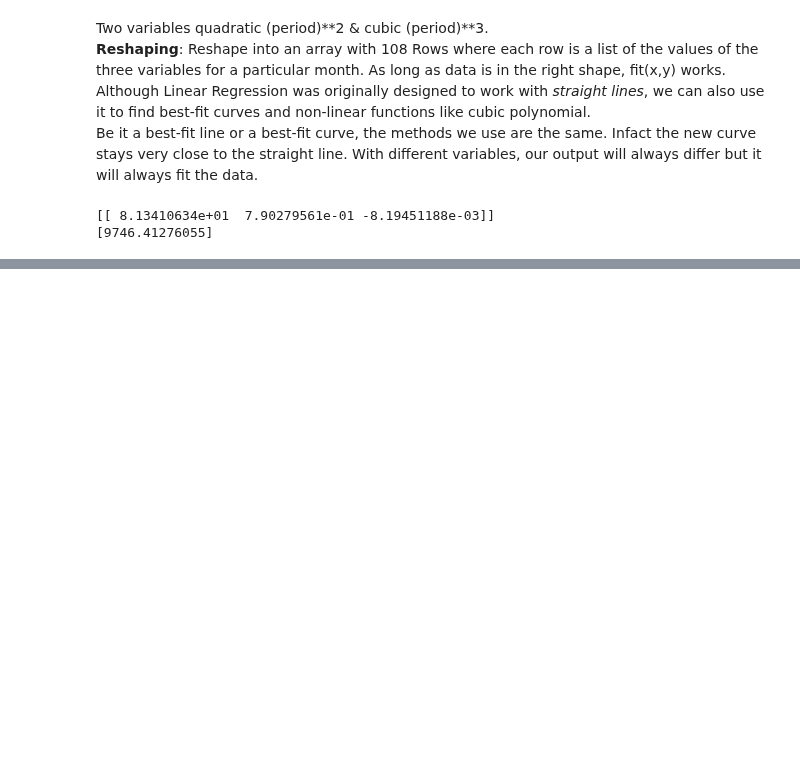
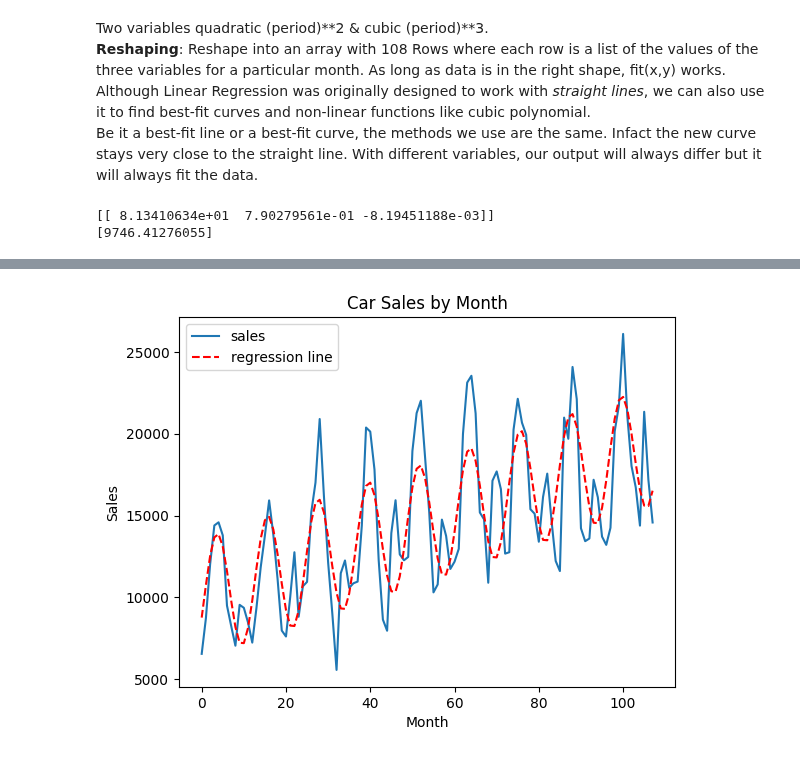
Before and after one commit to gonkikong0/Data-Science-, a Jupyter notebook: Forecasting.ipynb, the cells around one changed output, grey strips where cells are left out. Saved outputs shown, nothing was run; the diff lists cells and outputs as text; code cells hidden in the pictures; blank space fills up the shorter version.

Commit message:
trigonometric regression

```diff
--- a/Forecasting.ipynb
+++ b/Forecasting.ipynb
@@ -353,0 +375,21 @@ Next, we discuss how to choose, which regression line for forecasting.
+# %%
+import math
+df['sin_period'] = df['period'].apply(lambda x: math.sin(x*2*math.pi/12))
+df['cos_period'] = df['period'].apply(lambda x: math.cos(x*2*math.pi/12))
+#fit(x,y) x are the inputs [variables, period**2, period**3, temperature, size] and y are the outputs sales, rentals, price.
+#next it tries to find the best value for slope and intercept w.r.t to x,y
+x_trig = df.loc[:, ['period', 'sin_period', 'cos_period']].values.reshape(-1,3)
+y = df['sales'].values.reshape(-1,1)
+
+regressor_trig = LinearRegression()
+regressor_trig.fit(x_trig, y)
+
+plt.plot(df['period'], df['sales'], label = "sales")
+plt.plot(x, regressor_trig.predict(x_trig), 'r--', label = "regression line")
+plt.legend()
+plt.title('Car Sales by Month')
+plt.xlabel('Month')
+plt.ylabel('Sales')
+plt.show()
+# %% [output]
+[figure, added]
```
Also changed, not shown: parts of 8 cells of this notebook.
